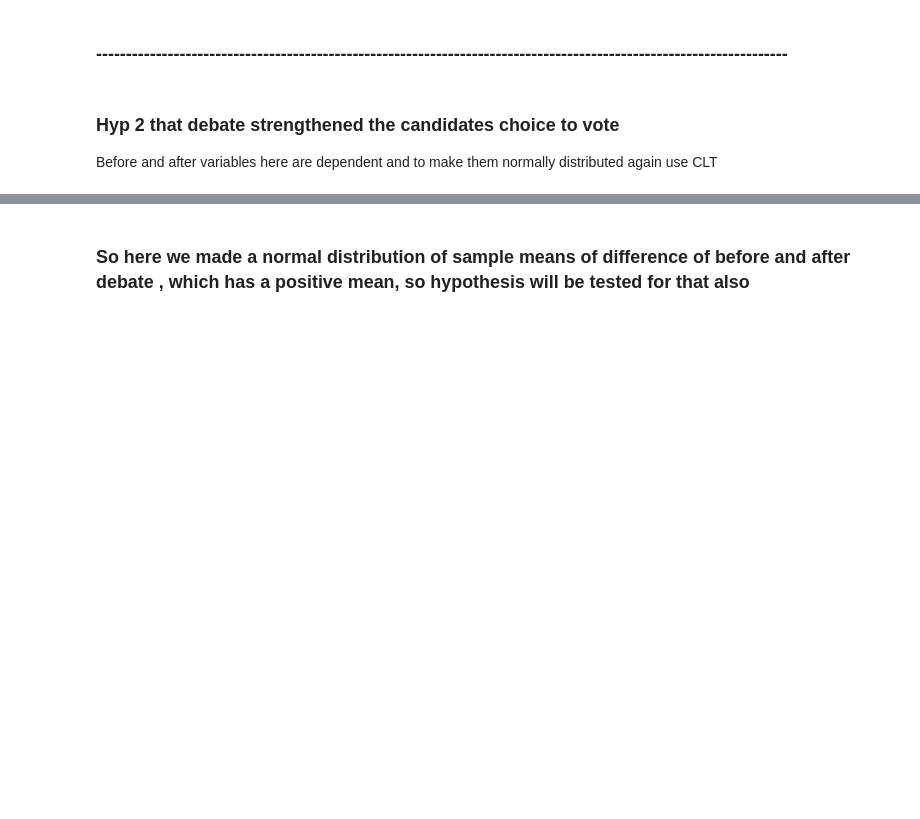
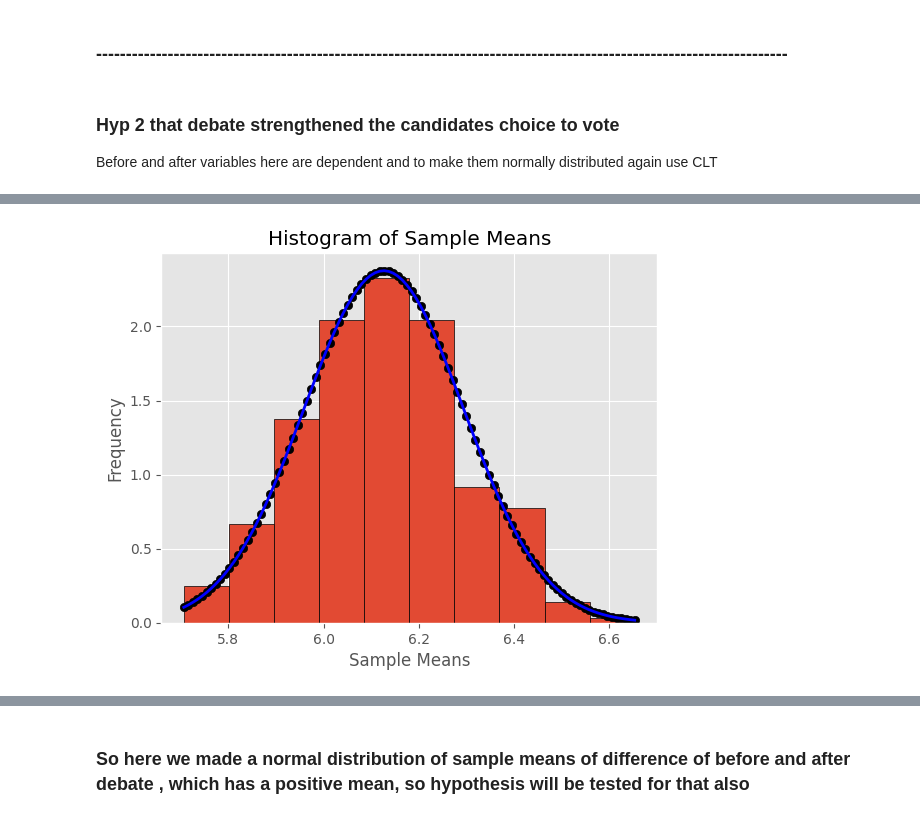
Before and after one commit to iamanirudh2004/Stats, a Jupyter notebook: secEDA.ipynb, the cells around one changed output, grey strips where cells are left out. Saved outputs shown, nothing was run; the diff lists cells and outputs as text; code cells hidden in the pictures; blank space fills up the shorter version.

```diff
--- a/secEDA.ipynb
+++ b/secEDA.ipynb
@@ -423,3 +425,27 @@ plt.show()
+# %%
+import numpy as np
+import matplotlib.pyplot as plt
+from scipy.stats import norm
+
+
+mu, std = np.mean(sample_means_new1), np.std(sample_means_new1)
+x = np.linspace(min(sample_means_new1), max(sample_means_new1), 100)
+pdf = norm.pdf(x, mu, std)
+min_value = min(sample_means_new1)
+max_value = max(sample_means_new1)
+range_value = (min_value, max_value)
+
+plt.hist(sample_means_new1, bins=10, range=range_value, edgecolor='black', density=True)
+
+plt.scatter(x, pdf, color='black', )
+plt.plot(x, pdf, color='blue', linewidth=2)
+plt.xlabel('Sample Means')
+plt.ylabel('Frequency')
+plt.title('Histogram of Sample Means')
+plt.grid(True)
+plt.show()
+# %% [output]
+[figure, added]
 # %%
 df_n['diffcol']= -df_n['Before the debate, how interested were you in voting for the person you ended up choosing?']+ df_n['After the debate and primary elections, how interested were you in voting for the person you ended up choosing?']
 # %%
```
Also changed, not shown: parts of 16 cells of this notebook, 2 other files.
